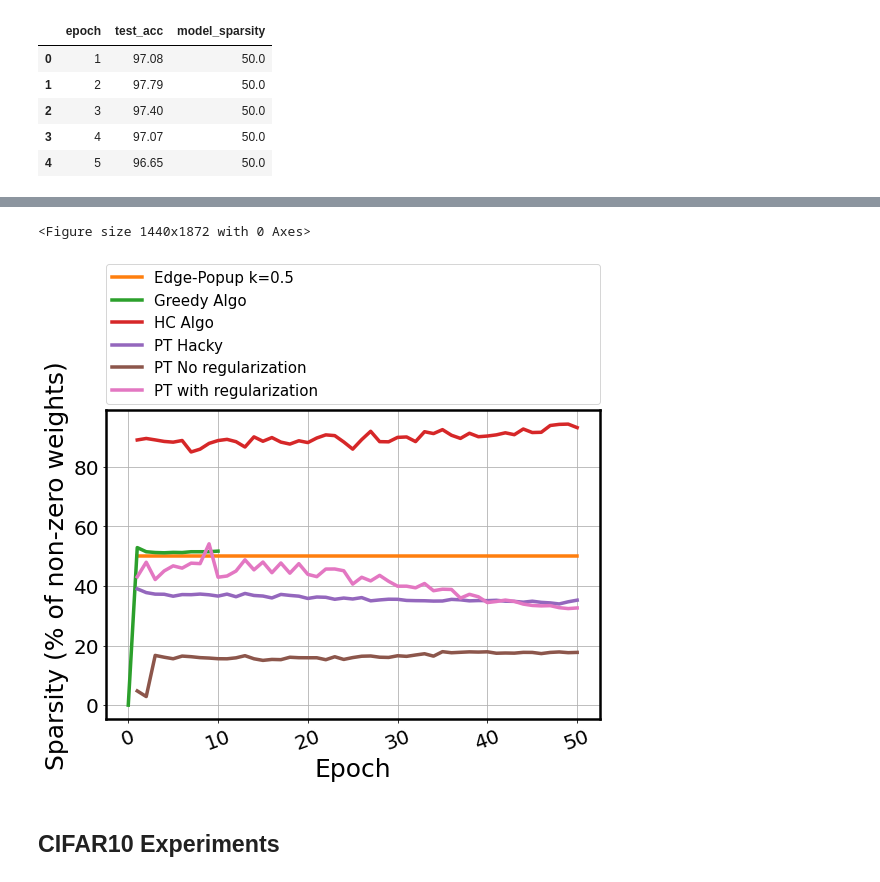
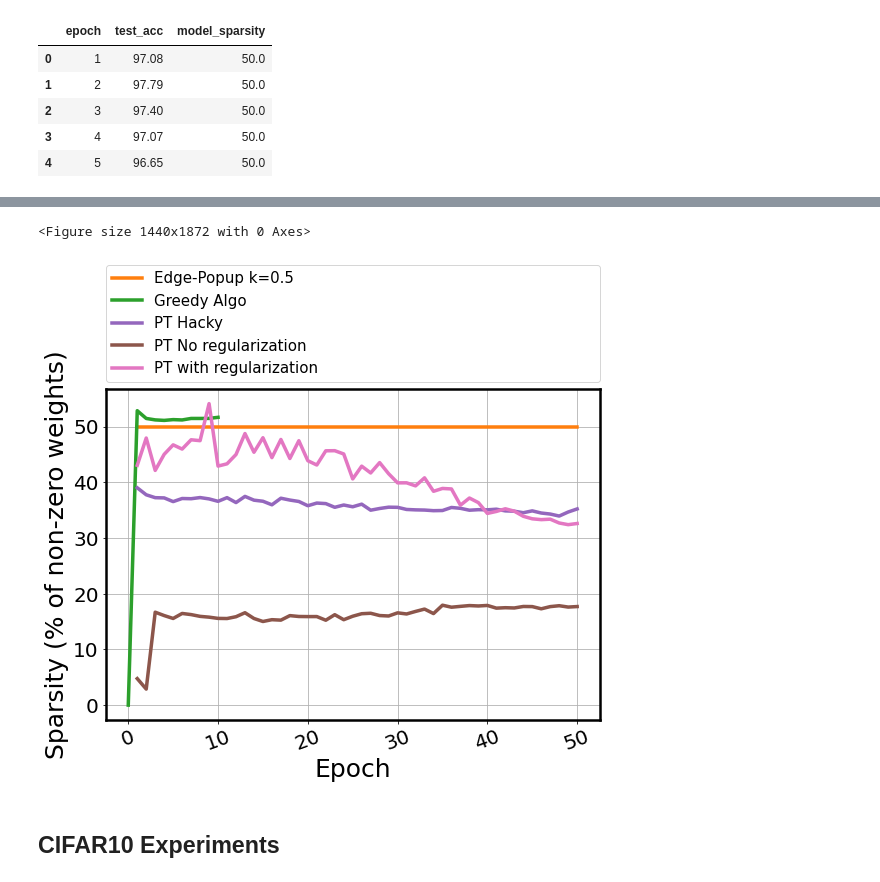
Before and after one commit to ksreenivasan/pruning_is_enough, a Jupyter notebook: plotting_things.ipynb, the cells around one changed output, grey strips where cells are left out. Drawn from its saved outputs; the diff is of its cells as text; code cells hidden in the pictures.

```diff
--- a/plotting_things.ipynb
+++ b/plotting_things.ipynb
@@ -192,43 +193,44 @@ df_greedy[:observation_window].plot(x='epoch', y='model_sparsity', linestyle='-'
                               ax=ax, linewidth=3.5, color="C2", markersize=20, markevery=1,
                               label=r"Greedy Algo")
 
-df_hc[:observation_window].plot(x='epoch', y='model_sparsity', linestyle='-',
-                              ax=ax, linewidth=3.5, color="C3", markersize=20, markevery=1,
-                              label=r"HC Algo")
+# bug in the code
+# df_hc[:observation_window].plot(x='epoch', y='model_sparsity', linestyle='-',
+#                               ax=ax, linewidth=3.5, color="C3", markersize=20, markevery=1,
+#                               label=r"HC Algo")
 
 df_pt_hacky[:observation_window].plot(x='epoch', y='model_sparsity', linestyle='-',
                               ax=ax, linewidth=3.5, color="C4", markersize=20, markevery=1,
                               label=r"PT Hacky")
 
 df_pt_noreg[:observation_window].plot(x='epoch', y='model_sparsity', linestyle='-',
                               ax=ax, linewidth=3.5, color="C5", markersize=20, markevery=1,
                               label=r"PT No regularization")
 
 df_pt_reg[:observation_window].plot(x='epoch', y='model_sparsity', linestyle='-',
                               ax=ax, linewidth=3.5, color="C6", markersize=20, markevery=1,
                               label=r"PT with regularization")
 
 
 
 plt.xlabel("Epoch",fontsize=25)
 plt.ylabel("Sparsity (% of non-zero weights)",fontsize=25)
 plt.xticks(size=20, rotation=20)
 plt.yticks(size=20)
 #plt.ylim(60, 90)
 #plt.xlim(-1, 80)
 legend_properties = {'size':15}
 ax.xaxis.get_offset_text().set_fontsize(15)
 ax.xaxis.get_offset_text().set_weight('bold')
 #ax.legend(prop=legend_properties)
 ax.legend(bbox_to_anchor=(0., 1.02, 1., .102), loc='lower left',
            ncol=1, mode="expand", borderaxespad=0., prop=legend_properties)
 #ax.legend(bbox_to_anchor=(1.05, 1), loc='upper left', borderaxespad=0., prop=legend_properties)
 plt.grid()
 plt.tight_layout()
-plt.savefig("pruning_sparsity_comparison_mnist.pdf", format='png', dpi=600, bbox_inches='tight', pad_inches=0.05)
+plt.savefig("pruning_sparsity_comparison_mnist.pdf", format='pdf', dpi=600, bbox_inches='tight', pad_inches=0.05)
 # %% [output]
 <Figure size 1440x1872 with 0 Axes>
-[figure, old version]
+[figure, new version]
 # %% [markdown]
 ## CIFAR10 Experiments
 # %%
```
Also changed, not shown: parts of 6 cells of this notebook, 1 other file.
